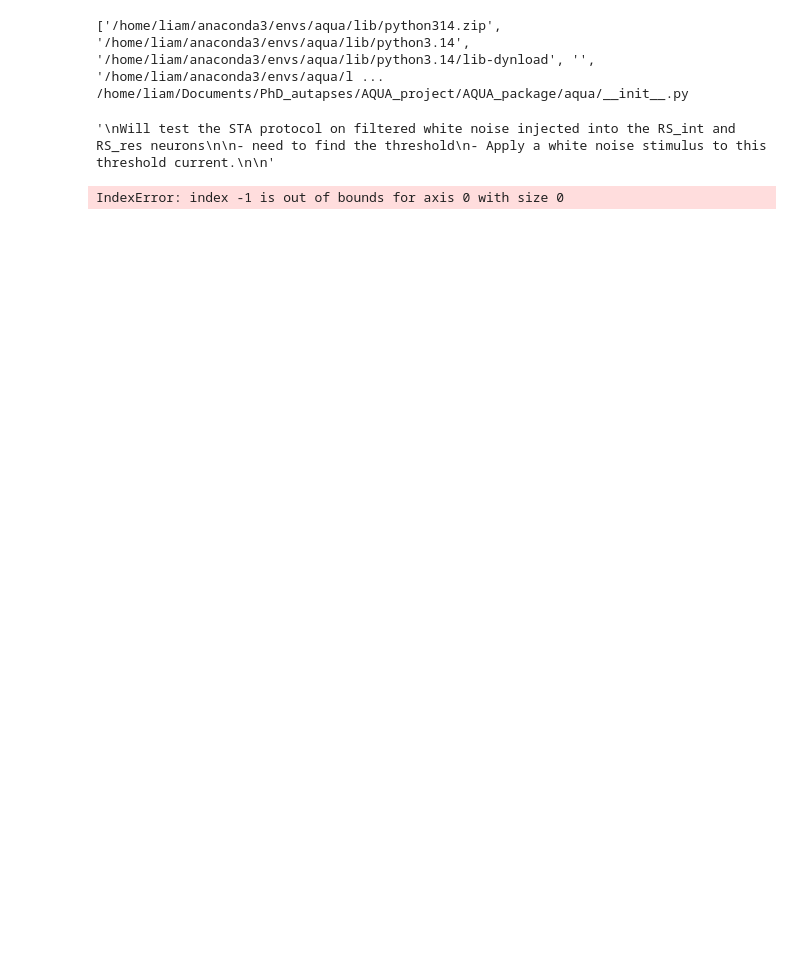
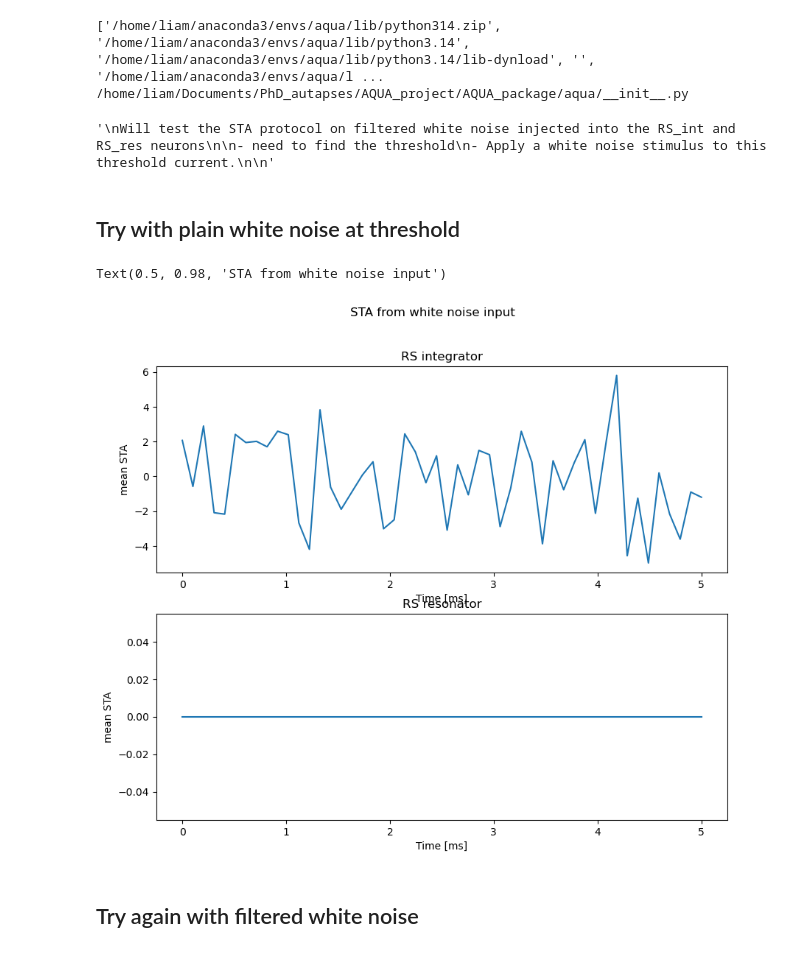
Before and after one commit to liammcs10/AQUA_project, a Jupyter notebook: bursting/test_STA.ipynb, the cells around one changed output. Cells and saved outputs as stored; diff of their text form; code cells hidden in the pictures; blank space fills up the shorter version.

Commit message:
testing on STA - unknown crash with filtered white noise on PC

```diff
--- a/bursting/test_STA.ipynb
+++ b/bursting/test_STA.ipynb
@@ -21,6 +24,8 @@ Will test the STA protocol on filtered white noise injected into the RS_int and
 '''
 # %% [output]
 '\nWill test the STA protocol on filtered white noise injected into the RS_int and RS_res neurons\n\n- need to find the threshold\n- Apply a white noise stimulus to this threshold current.\n\n'
+# %% [markdown]
+## Try with plain white noise at threshold
 # %%
 RS_int = {'name': 'RS_ref', 'C': 100, 'k': 0.7, 'v_r': -60, 'v_t': -40, 'v_peak': 35,
      'a': 0.03, 'b': -2, 'c': -50, 'd': 100, 'e': 0., 'f': 0., 'tau': 0.}
@@ -50,8 +55,8 @@ batch_res = batchAQUA(params_res)
 threshold_int, steady_int = batch_int.get_threshold(0)
 threshold_res, steady_res = batch_res.get_threshold(0)
 
-x_start_int = np.full((N_neurons, 3), fill_value = stead_int)
-x_start_res = np.full((N_neurons, 3), fill_value = stead_res)
+x_start_int = np.full((N_neurons, 3), fill_value = steady_int)
+x_start_res = np.full((N_neurons, 3), fill_value = steady_res)
 t_start = np.zeros(N_neurons)
 
 
@@ -60,19 +65,40 @@ batch_int.Initialise(x_start_int, t_start)
 batch_res.Initialise(x_start_res, t_start)
 
 # create white noise input
-I_wn = np.random.uniform((N_neurons, N_iter))
+I_wn = np.random.uniform(size = (N_neurons, N_iter))
 noise_scale = 20
 I_int = threshold_int + noise_scale*I_wn
 I_res = threshold_res + noise_scale*I_wn
 
+
 # simulate each neuron with noise
 X_int, T, spikes_int = batch_int.update_batch(dt, N_iter, I_int)
 X_res, T, spikes_res = batch_res.update_batch(dt, N_iter, I_res)
-
-
-window = 50
-STA_int = STA(spikes_int, I_int, dt, window = window)
-STA_res = STA(spikes_res, I_res, dt, window = window)
-# %% [output]
-IndexError: index -1 is out of bounds for axis 0 with size 0
+# %%
+# calculate the STA and plot
+window = 50
+STA_int = STA(spikes_int, I_int, dt, window = window)
+STA_res = STA(spikes_res, I_res, dt, window = window)
+
+fig, ax = plt.subplots(2, 1, figsize = (10, 8))
+
+time = np.linspace(0, dt*window, window)
+
+ax[0].plot(time, np.mean(STA_int, axis = 0))
+ax[1].plot(time, np.mean(STA_res, axis = 0))
+
+ax[0].set_xlabel('Time [ms]')
+ax[0].set_ylabel('mean STA')
+ax[0].set_title('RS integrator')
+
+ax[1].set_xlabel('Time [ms]')
+ax[1].set_ylabel('mean STA')
+ax[1].set_title('RS resonator')
+
+fig.suptitle("STA from white noise input")
+# %% [output]
+Text(0.5, 0.98, 'STA from white noise input')
+[figure, added]
+# %% [markdown]
+## Try again with filtered white noise
 # %%
```
Also changed, not shown: parts of 3 cells of this notebook.
